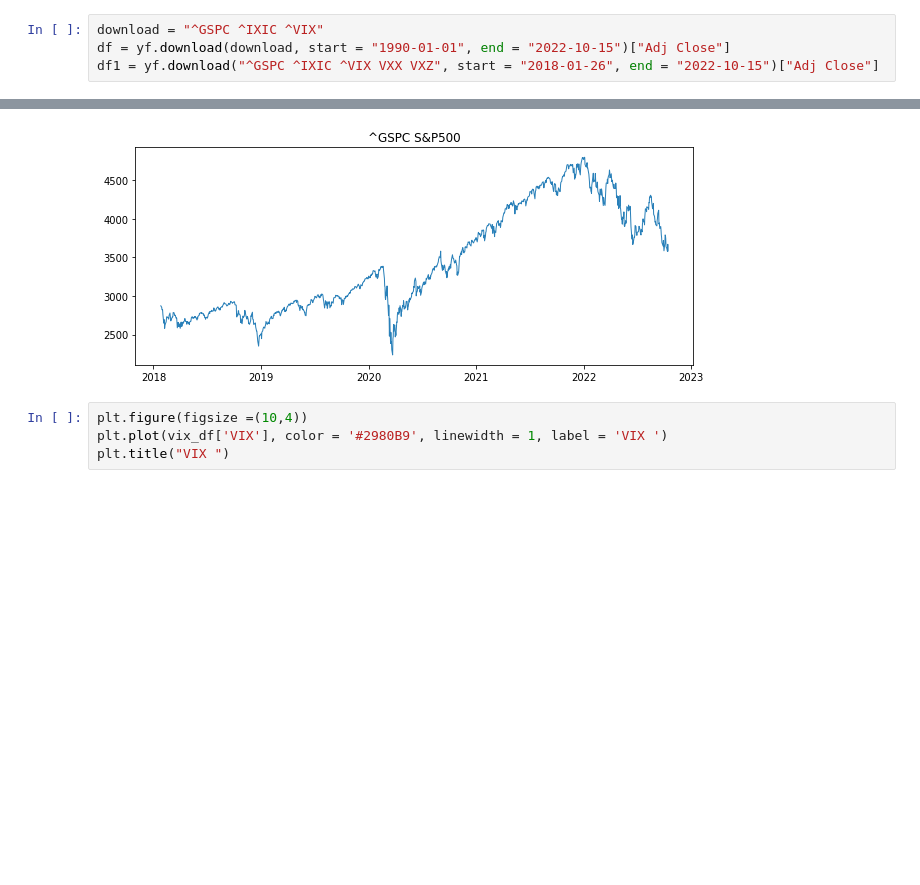
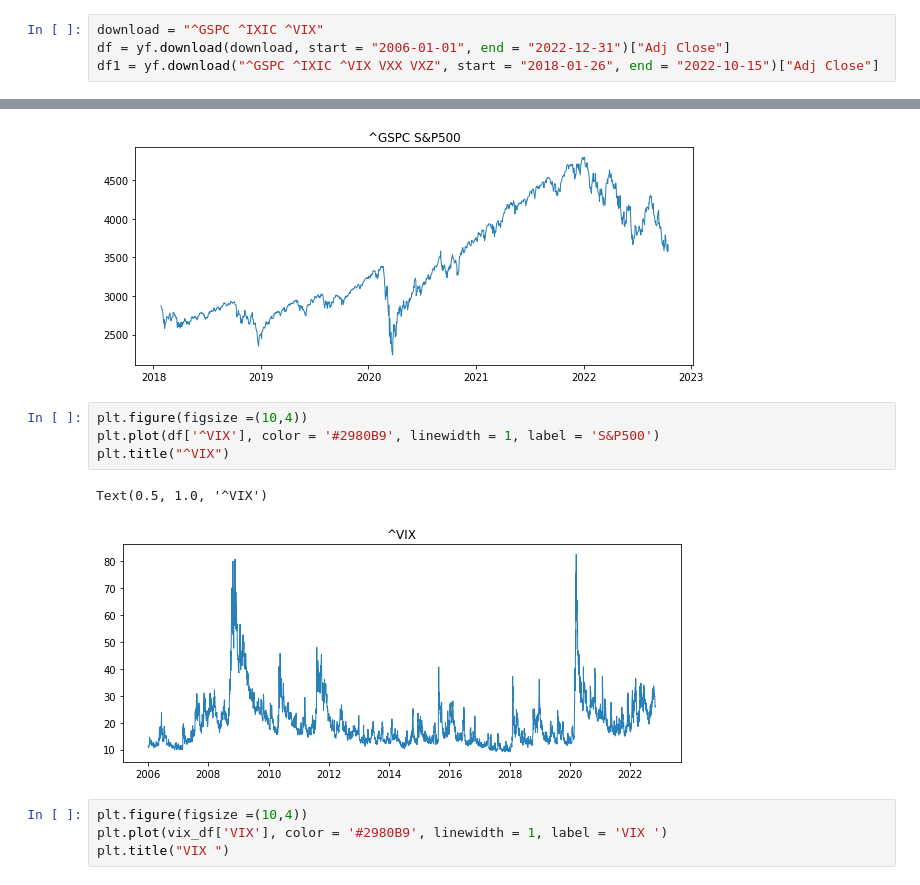
Before and after one commit to polarabbit/booksbot, a Jupyter notebook: vix_capstone.ipynb, the cells around one changed output, grey strips where cells are left out. Drawn from its saved outputs; the diff is of its cells as text; blank space fills up the shorter version.

```diff
--- a/vix_capstone.ipynb
+++ b/vix_capstone.ipynb
@@ -45,7 +82,7 @@ vix_df=vix_df[::-1]
 vix_df.index=pd.to_datetime(vix_df.index)
 # %%
 download = "^GSPC ^IXIC ^VIX"
-df = yf.download(download, start = "1990-01-01", end = "2022-10-15")["Adj Close"]
+df = yf.download(download, start = "2006-01-01", end = "2022-12-31")["Adj Close"]
 df1 = yf.download("^GSPC ^IXIC ^VIX VXX VXZ", start = "2018-01-26", end = "2022-10-15")["Adj Close"]
 # %% [output]
 [*********************100%***********************]  3 of 3 completed
@@ -59,6 +136,13 @@ plt.title("^GSPC S&P500")
 # %% [output]
 Text(0.5, 1.0, '^GSPC S&P500')
 [figure]
+# %%
+plt.figure(figsize =(10,4))
+plt.plot(df['^VIX'], color = '#2980B9', linewidth = 1, label = 'S&P500')
+plt.title("^VIX")
+# %% [output]
+Text(0.5, 1.0, '^VIX')
+[figure, added]
 # %%
 plt.figure(figsize =(10,4))
 plt.plot(vix_df['VIX'], color = '#2980B9', linewidth = 1, label = 'VIX ')
```
Also changed, not shown: parts of 192 cells of this notebook.
